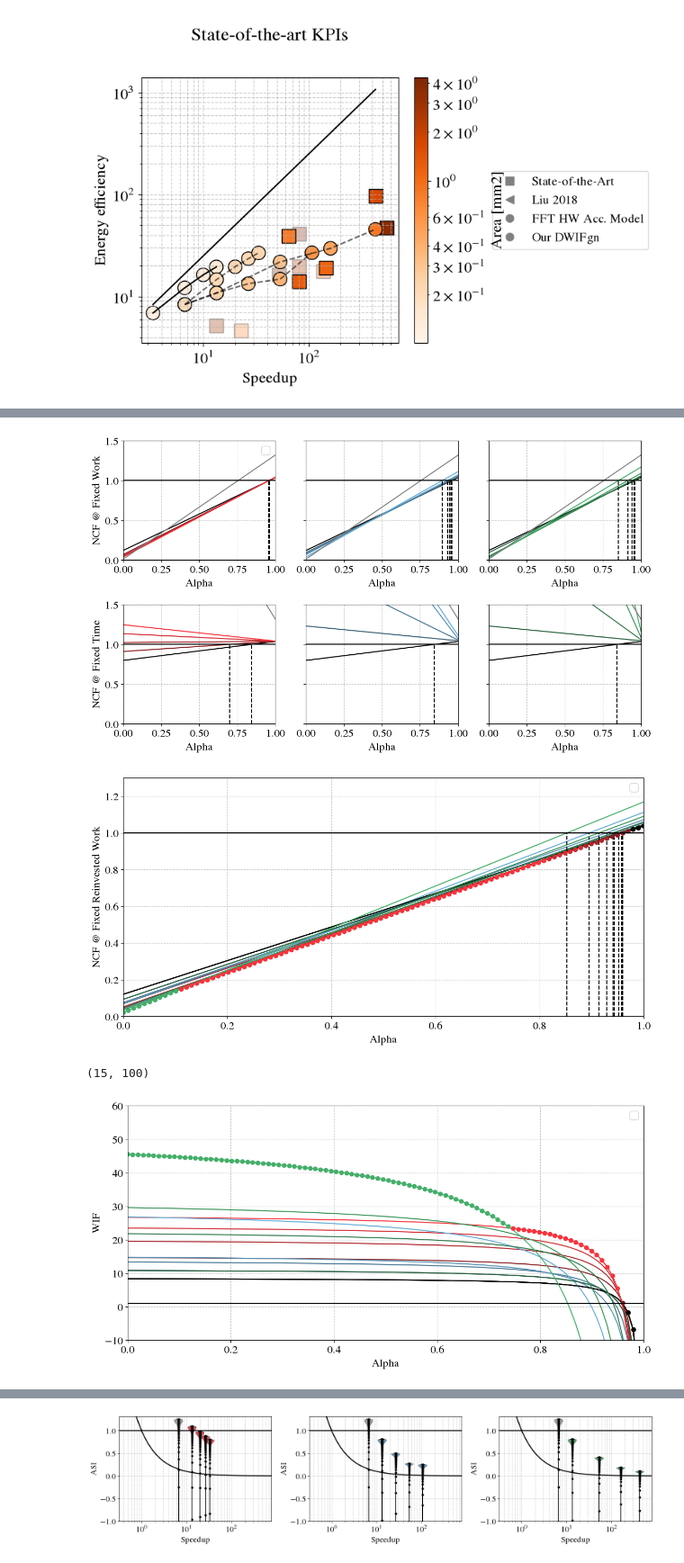
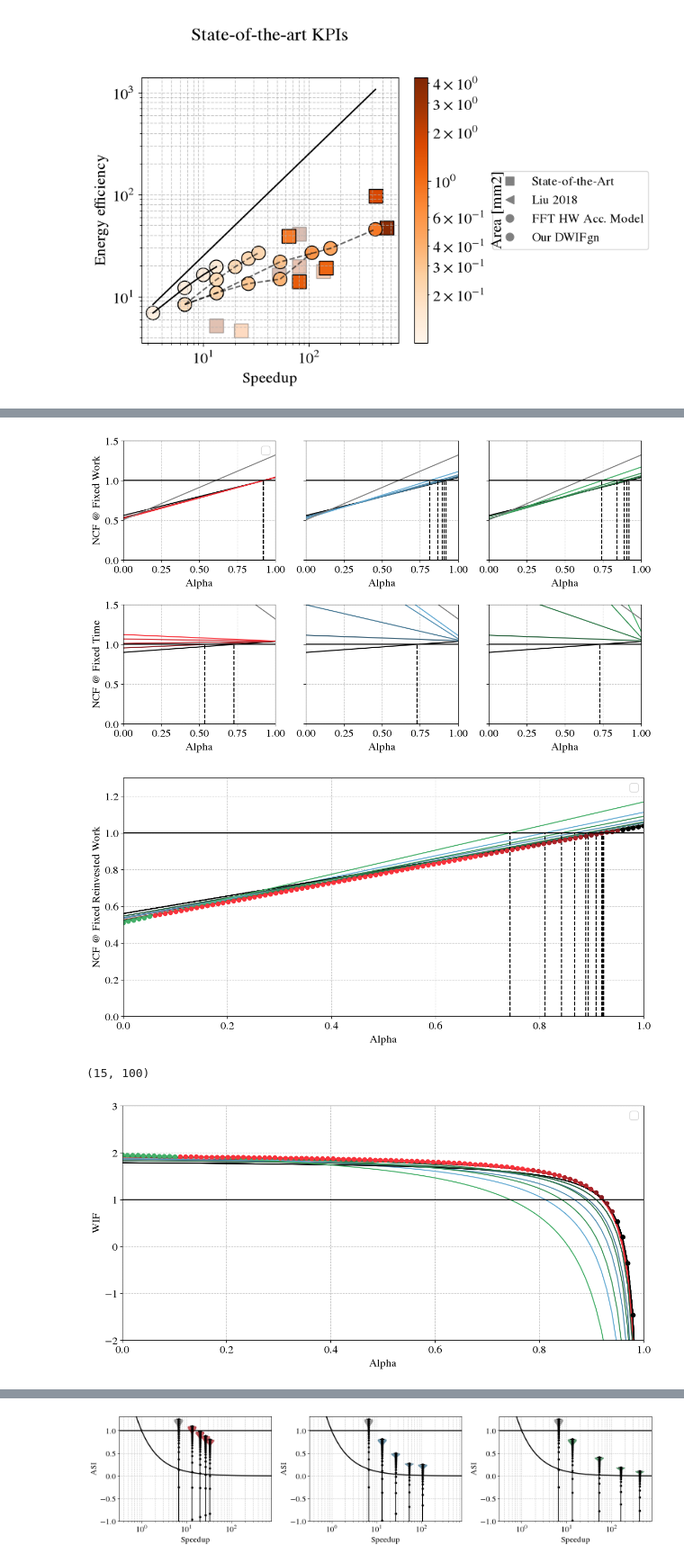
Before and after one commit to PolMaistriaux/IoT_Node_Modeling, a Jupyter notebook: Test_new_applications/Notebook_ASI_Framework.ipynb, the cells around one changed output, grey strips where cells are left out. Shown at 90% size. Cells and saved outputs as stored; diff of their text form; code cells hidden in the pictures.

```diff
--- a/Test_new_applications/Notebook_ASI_Framework.ipynb
+++ b/Test_new_applications/Notebook_ASI_Framework.ipynb
@@ -130,7 +130,7 @@ baseline_power   = baseline_energy / baseline_latency
 
 area_overlap = 0#0.095
 
-beta = 1
+beta = 0.5
 # %%
 # ----------------------------------------------------------------------
 #           RATIO
@@ -291,7 +291,8 @@ for k in range(3):
     for a in range(len(baseline_area)):
         for i in range(arch_Dim):
             for d, j in enumerate(analysis_Mem_type):
-                theor_ncf_test[:,a,k,i,d,0]= (1 - (theor_area_ratio[k,i,j,a]* (alpha_studied)) - (1-beta)*(1-alpha_studied)) /  (theor_energy_ratio[k,i,j]* (1-alpha_studied)*beta)
+                #theor_ncf_test[:,a,k,i,d,0]= (1 - (theor_area_ratio[k,i,j,a]* (alpha_studied)) - (1-beta)*(1-alpha_studied)) /  (theor_energy_ratio[k,i,j]* (1-alpha_studied)*beta)
+                theor_ncf_test[:,a,k,i,d,0]= (1 - (theor_area_ratio[k,i,j,a]* (alpha_studied))) /  ( (theor_energy_ratio[k,i,j]*beta + (1-beta)) * (1-alpha_studied))
 
 # ----------------------------------------------------------------------
 
@@ -574,7 +575,7 @@ ax[0,0].legend()
 fig.tight_layout()
 plt.show()
 # %% [output]
-[figure, old version]
+[figure, new version]
 # %%
 plot_soa = 1
 plot_our = 0
@@ -624,7 +625,7 @@ ax[0,0].legend()
 fig.tight_layout()
 plt.show()
 # %% [output]
-[figure, old version]
+[figure, new version]
 # %%
 plot_soa = 1
 plot_our = 0
@@ -648,35 +649,35 @@ for k in range(3):
             curves.append(theor_ncf_test[:,a,k,0,d,0])
             curve_colors.append('black')
 
         for i in range(1,arch_Dim):
             for d, j in enumerate(analysis_Mem_type):
                 p = ax[0,0].plot(alpha_studied,   theor_ncf_test[:,a,k,i,d,0],   color = color_array[k,i] , linestyle ='-')
                 curves.append(theor_ncf_test[:,a,k,i,d,0])
                 curve_colors.append(color_array[k,i])
 
 # Highlight, at each x, the curve with the highest value there
 curves = np.array(curves)
 max_values = np.max(curves, axis=0)
 for curve, color in zip(curves, curve_colors):
     highlight = np.where(curve == max_values, curve, np.nan)
     ax[0,0].plot(alpha_studied, highlight, color=color, linestyle='-', marker = 'o') #, linewidth=6)
 print(np.shape(curves))
 
 ax[0,0].hlines(y=1,xmin = 0, xmax=1, color= "black")
-ax[0,0].set_ylim([-10,60])
+ax[0,0].set_ylim([-2,3])
 ax[0,0].set_xlim([0,1])
 ax[0,0].set_xlabel("Alpha")
 
 
 ax[0,0].set_ylabel("WIF")
 ax[0,0].legend()
 
 # Add legend
 fig.tight_layout()
 plt.show()
 # %% [output]
 (15, 100)
-[figure, old version]
+[figure, new version]
 # %%
 plot_soa = 1
 plot_our = 0
```
Also changed, not shown: parts of 7 cells of this notebook.
